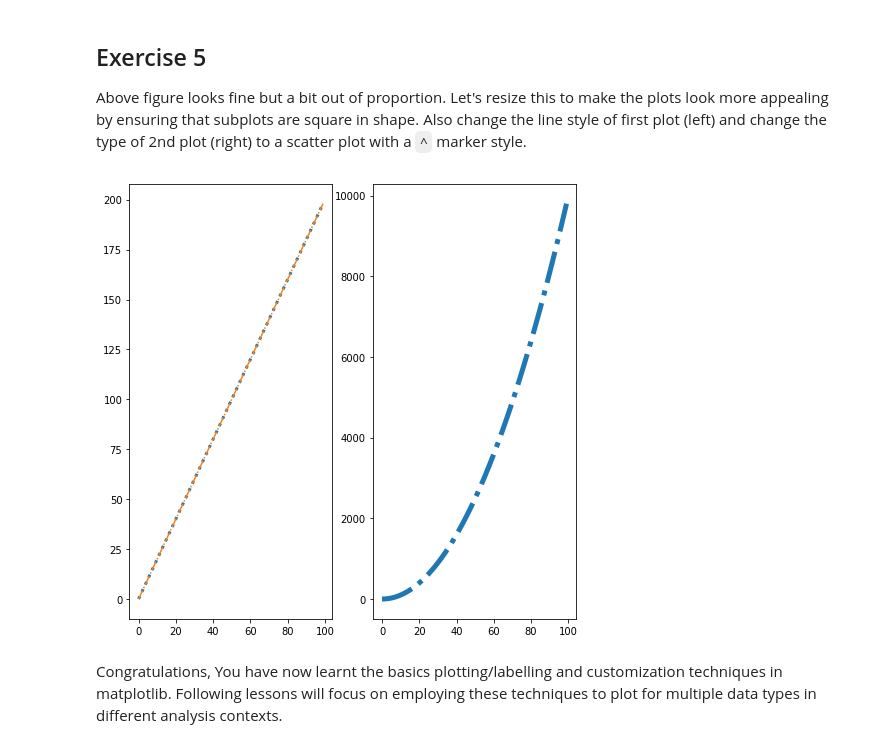
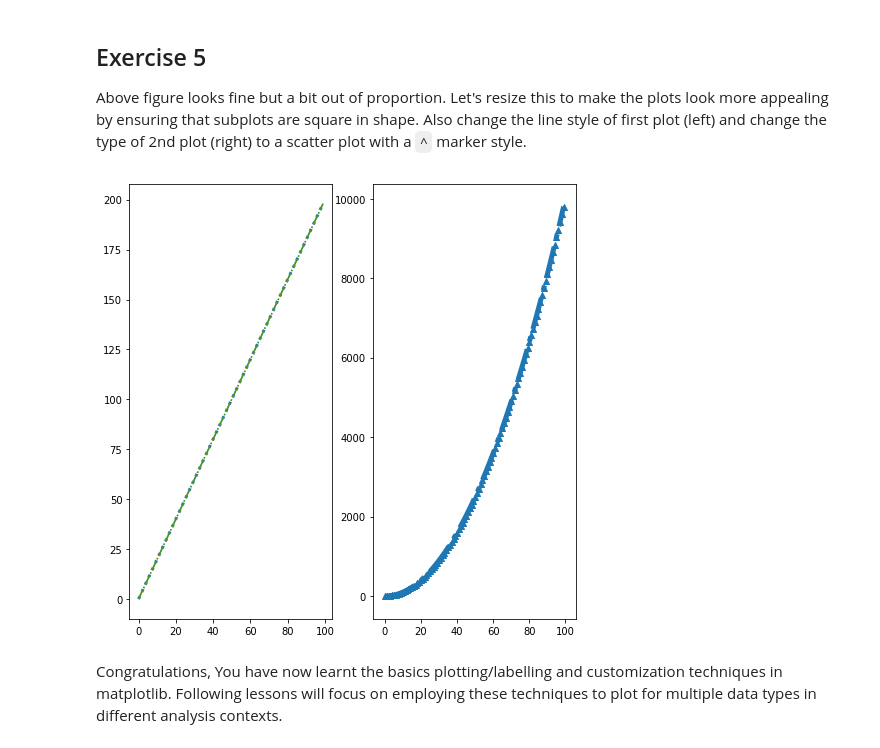
Before and after one commit to worldyne/dsc-1-03-13-customizing-visualizations-with-matplotlib-lab-seattle-ds-career-040119, a Jupyter notebook: index.ipynb, the cells around one changed output. Saved outputs shown, nothing was run; the diff lists cells and outputs as text; code cells hidden in the pictures.

```diff
--- a/index.ipynb
+++ b/index.ipynb
@@ -148,11 +148,11 @@ Above figure looks fine but a bit out of proportion. Let's resize this to make t
 # %%
 fig.set_figheight(8)
 fig.set_figwidth(8)
 ax1.plot(x,y,linestyle='-.')
-ax2.scatter()
+ax2.scatter(x,z,marker='^')
 fig
 # %% [output]
-[figure, old version]
+[figure, new version]
 # %% [markdown]
 Congratulations, You have now learnt the basics plotting/labelling and customization techniques in matplotlib. Following lessons will focus on employing these techniques to plot for multiple data types in different analysis contexts.
 # %% [markdown]
```
